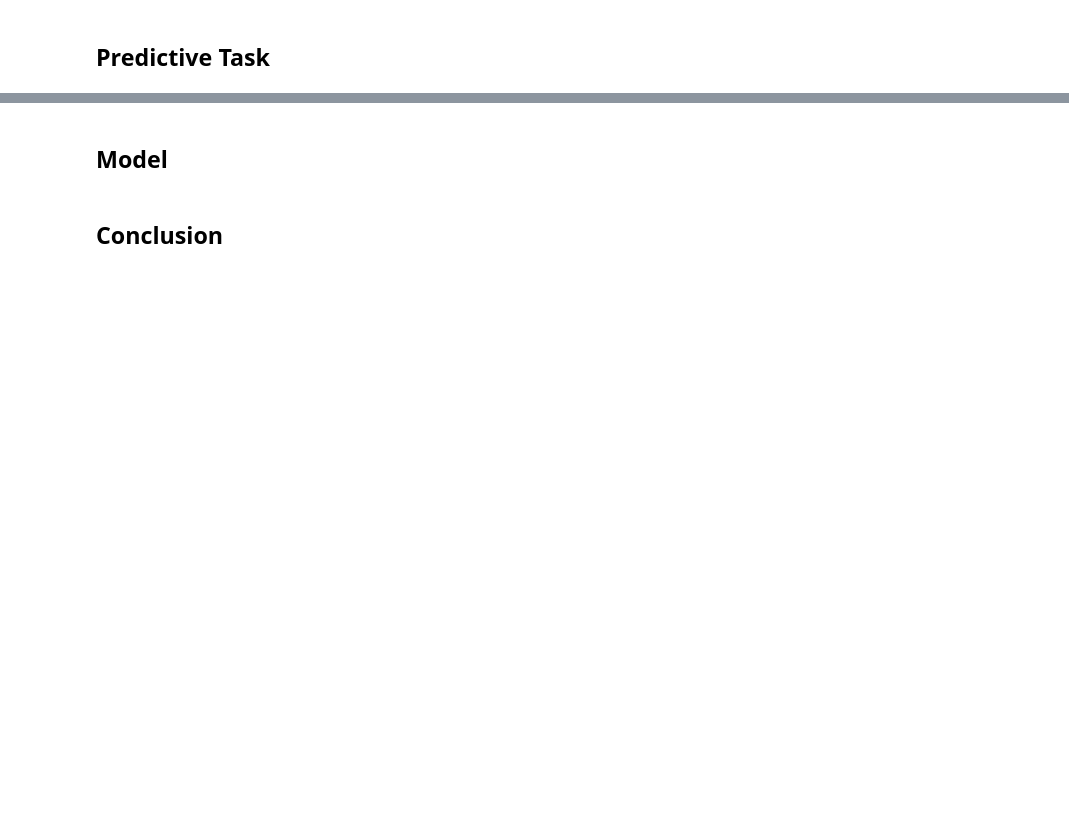
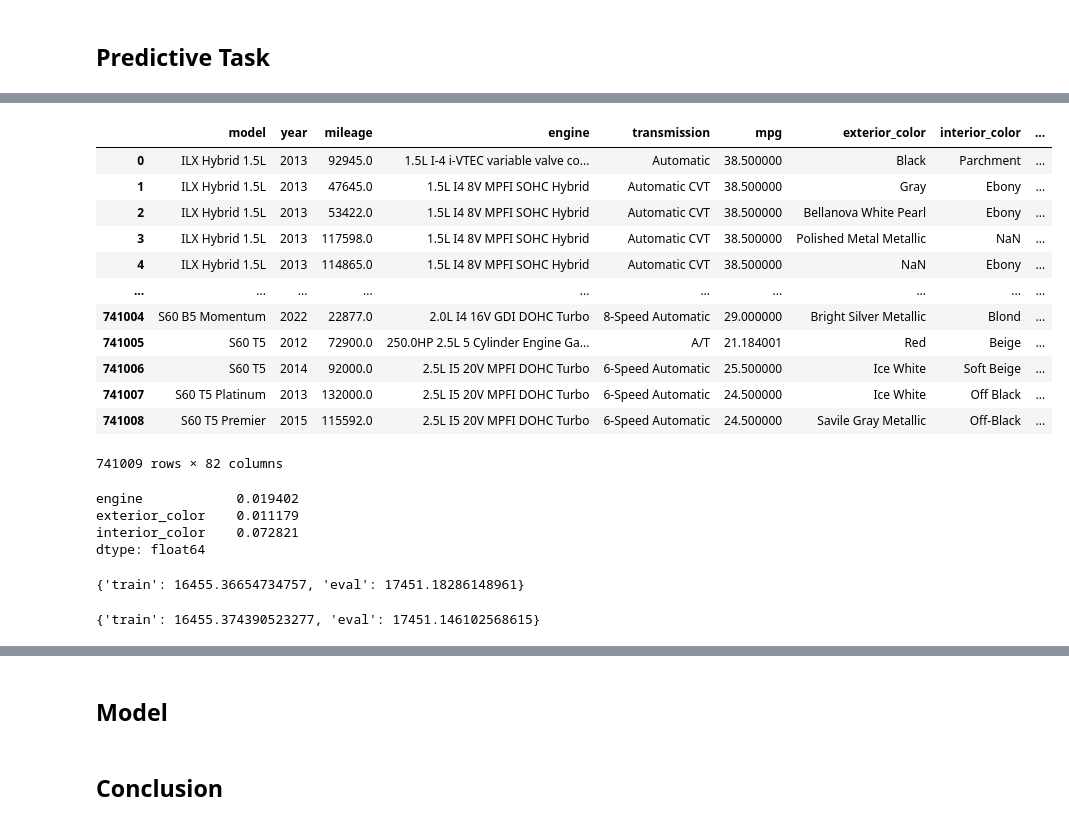
Before and after one commit to vickyli1015/DSC148_Final_Project, a Jupyter notebook: Final_Project.ipynb, the cells around one changed output, grey strips where cells are left out. Cells and saved outputs as stored; diff of their text form; code cells hidden in the pictures; blank space fills up the shorter version.

```diff
--- a/Final_Project.ipynb
+++ b/Final_Project.ipynb
@@ -760,0 +979,28 @@ data
+# %%
+'''reset default pandas view in notebook output'''
+# pd.reset_option('display.max_columns')
+'''show all pandas columns in notebook output'''
+pd.options.display.max_columns = None
+# %%
+cars_encoded_df
+# %% [output]
+|  | model | year | mileage | engine | transmission | mpg | exterior_color | interior_color | ... |
+| 0 | ILX Hybrid 1.5L | 2013 | 92945.0 | 1.5L I-4 i-VTEC variable valve co... | Automatic | 38.500000 | Black | Parchment | ... |
+| 1 | ILX Hybrid 1.5L | 2013 | 47645.0 | 1.5L I4 8V MPFI SOHC Hybrid | Automatic CVT | 38.500000 | Gray | Ebony | ... |
+| 2 | ILX Hybrid 1.5L | 2013 | 53422.0 | 1.5L I4 8V MPFI SOHC Hybrid | Automatic CVT | 38.500000 | Bellanova White Pearl | Ebony | ... |
+| 3 | ILX Hybrid 1.5L | 2013 | 117598.0 | 1.5L I4 8V MPFI SOHC Hybrid | Automatic CVT | 38.500000 | Polished Metal Metallic | NaN | ... |
+| 4 | ILX Hybrid 1.5L | 2013 | 114865.0 | 1.5L I4 8V MPFI SOHC Hybrid | Automatic CVT | 38.500000 | NaN | Ebony | ... |
+| ... | ... | ... | ... | ... | ... | ... | ... | ... | ... |
+| 741004 | S60 B5 Momentum | 2022 | 22877.0 | 2.0L I4 16V GDI DOHC Turbo | 8-Speed Automatic | 29.000000 | Bright Silver Metallic | Blond | ... |
+| 741005 | S60 T5 | 2012 | 72900.0 | 250.0HP 2.5L 5 Cylinder Engine Ga... | A/T | 21.184001 | Red | Beige | ... |
+| 741006 | S60 T5 | 2014 | 92000.0 | 2.5L I5 20V MPFI DOHC Turbo | 6-Speed Automatic | 25.500000 | Ice White | Soft Beige | ... |
+| 741007 | S60 T5 Platinum | 2013 | 132000.0 | 2.5L I5 20V MPFI DOHC Turbo | 6-Speed Automatic | 24.500000 | Ice White | Off Black | ... |
+| 741008 | S60 T5 Premier | 2015 | 115592.0 | 2.5L I5 20V MPFI DOHC Turbo | 6-Speed Automatic | 24.500000 | Savile Gray Metallic | Off-Black | ... |
+741009 rows × 82 columns
+# %%
+cars_encoded_df.isnull().mean()[cars_encoded_df.isnull().mean() != 0]
+# %% [output]
+engine            0.019402
+exterior_color    0.011179
+interior_color    0.072821
+dtype: float64
@@ -760,0 +1013,23 @@ data
+# %%
+# baseline model: median and linear regression
+from sklearn.linear_model import LinearRegression
+from sklearn.metrics import mean_squared_error
+import math
+regr = LinearRegression(fit_intercept = False)
+regr.fit(X_train, y_train)
+train_accuracy = math.sqrt(mean_squared_error(y_train, regr.predict(X_train))) #rmse
+eval_accuracy = math.sqrt(mean_squared_error(y_eval, regr.predict(X_eval))) #rmse
+{"train": train_accuracy,
+"eval": eval_accuracy}
+# %% [output]
+{'train': 16455.36654734757, 'eval': 17451.18286148961}
+# %%
+from sklearn.linear_model import Ridge
+clf = Ridge(alpha=1,fit_intercept=False)
+clf.fit(X_train, y_train)
+train_accuracy = math.sqrt(mean_squared_error(y_train, clf.predict(X_train))) #rmse
+eval_accuracy = math.sqrt(mean_squared_error(y_eval, clf.predict(X_eval))) #rmse
+{"train": train_accuracy,
+"eval": eval_accuracy}
+# %% [output]
+{'train': 16455.374390523277, 'eval': 17451.146102568615}
```
Also changed, not shown: parts of 29 cells of this notebook.
